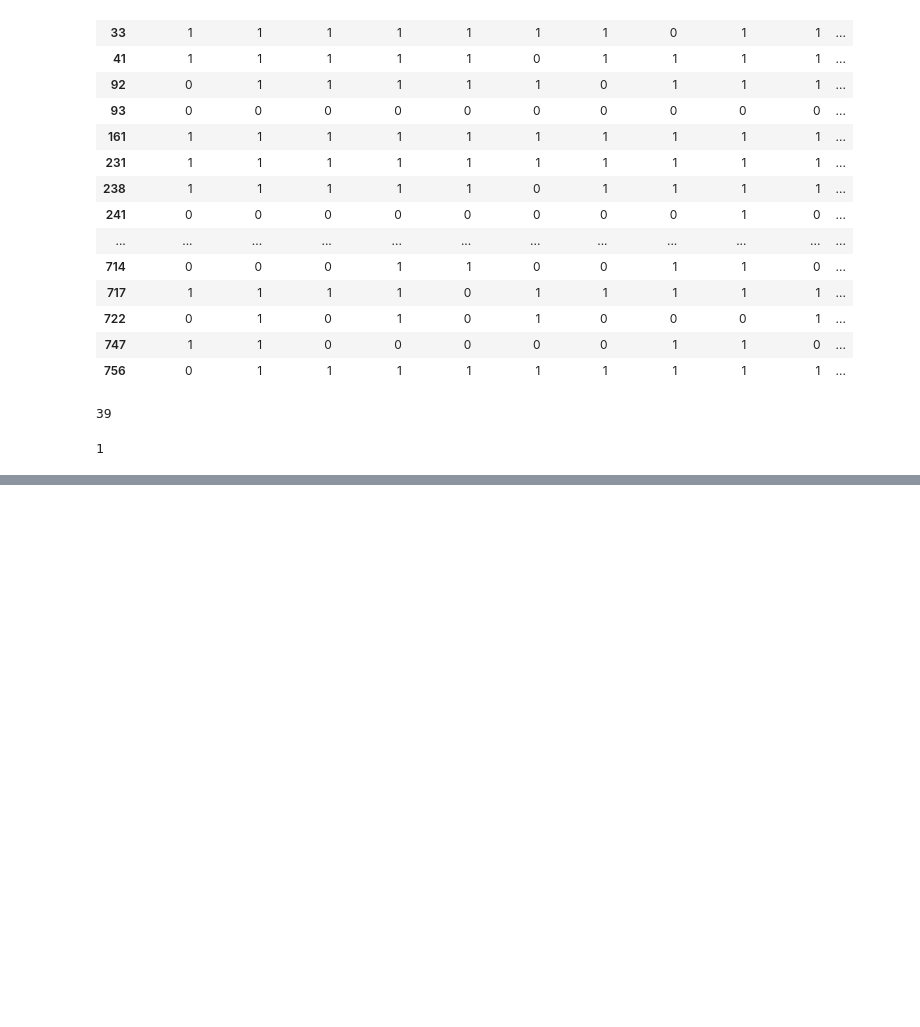
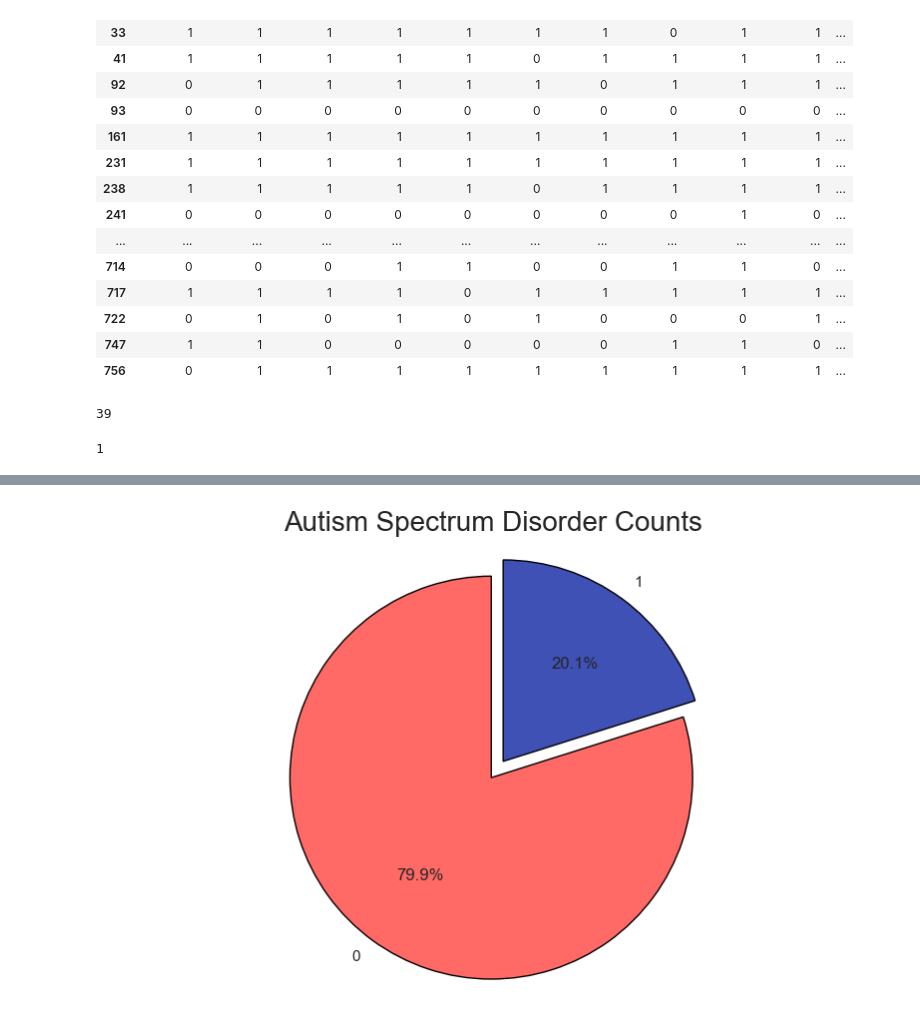
Before and after one commit to NANDINISHARMA30/AutiSm-Prediction, a Jupyter notebook: Autism_Prediction.ipynb, the cells around one changed output, grey strips where cells are left out. Saved outputs shown, nothing was run; the diff lists cells and outputs as text; code cells hidden in the pictures; blank space fills up the shorter version.

```diff
--- a/Autism_Prediction.ipynb
+++ b/Autism_Prediction.ipynb
@@ -398,0 +489,16 @@ len(age_outliers)
+# %%
+# Calculate the count of each class
+class_counts = df['Class/ASD'].value_counts()
+plt.figure(figsize=(10, 6))
+labels = class_counts.index
+sizes = class_counts.values
+colors = ['#FF6A66', '#3F51B5']
+explode = (0.1, 0)  # Explode the first slice
+plt.pie(sizes, labels=labels, colors=colors, explode=explode,
+        autopct='%1.1f%%', startangle=90, wedgeprops={'edgecolor': 'black'})
+plt.title('Autism Spectrum Disorder Counts', fontsize=20)
+plt.axis('equal')
+plt.rcParams['font.size'] = 12
+plt.show()
+# %% [output]
+[figure, added]
```
Also changed, not shown: parts of 19 cells of this notebook, 1 other file.
